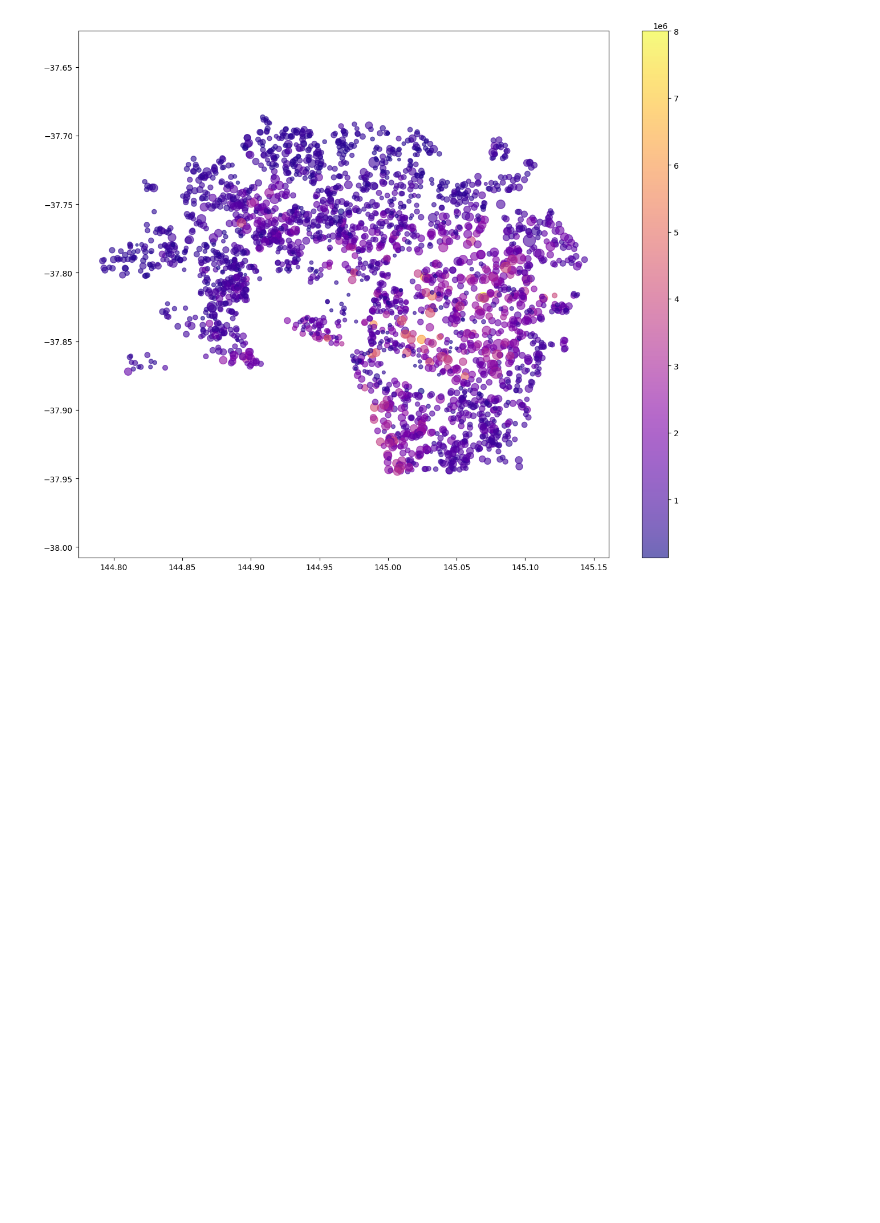
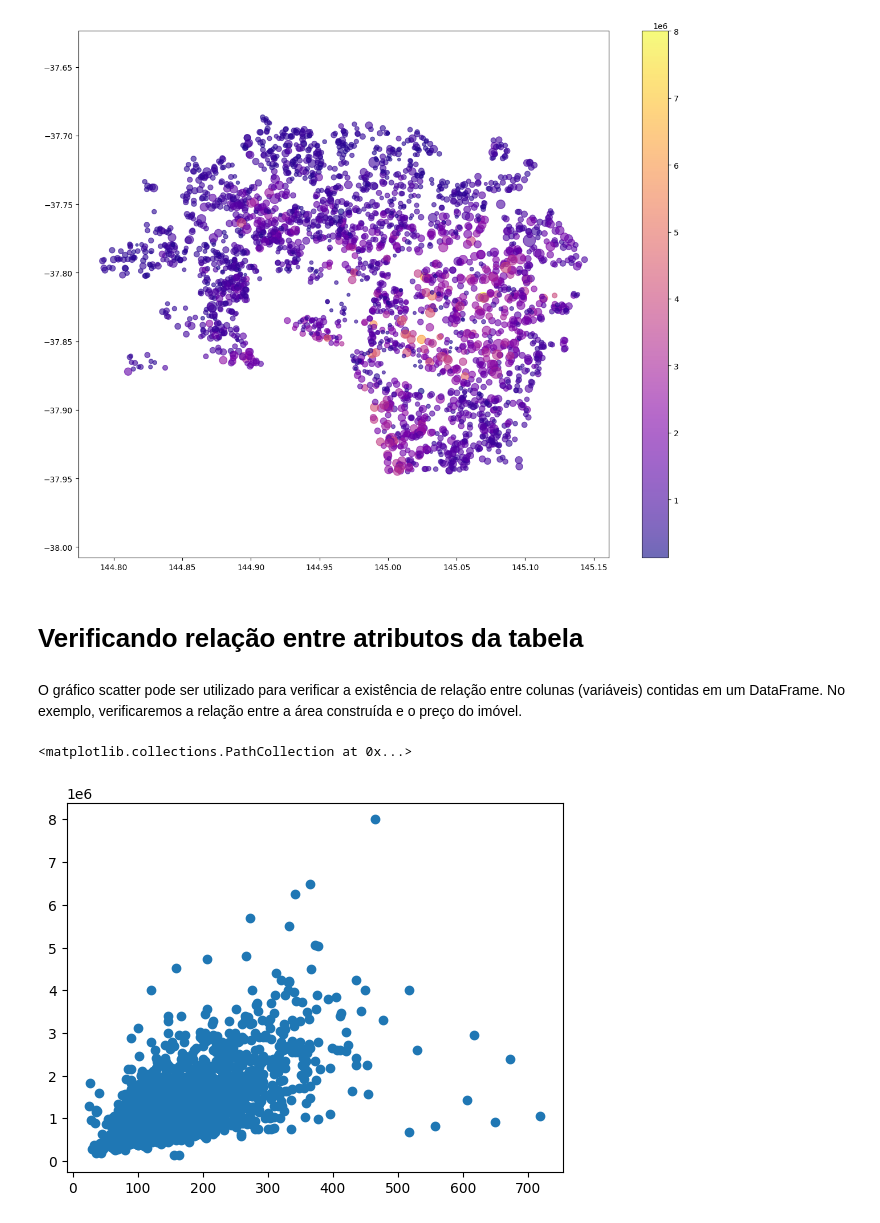
Before and after one commit to cvs2010/Data-Science-Projects, a Jupyter notebook: 00_pandas_tutorial.ipynb, the cells around one changed output. Drawn from its saved outputs; the diff is of its cells as text; code cells hidden in the pictures; blank space fills up the shorter version.

```diff
--- a/00_pandas_tutorial.ipynb
+++ b/00_pandas_tutorial.ipynb
@@ -703,3 +703,14 @@ plt.colorbar()
 # %% [output]
 <matplotlib.colorbar.Colorbar at 0x...>
 [figure]
+# %% [markdown]
+# Verificando relação entre atributos da tabela
+# %% [markdown]
+O gráfico scatter pode ser utilizado para verificar a existência de relação entre colunas (variáveis) contidas em um DataFrame. No exemplo, verificaremos a relação entre a área construída e o preço do imóvel.
+# %%
+#Duas formas de plotagem de gra´fico de dispersão (Scatter Plot)
+# housing.plot.scatter(x='area_construida', y='preco')
+plt.scatter(x=housing.area_construida, y=housing.preco)
+# %% [output]
+<matplotlib.collections.PathCollection at 0x...>
+[figure, added]
```
Also changed, not shown: parts of 41 cells of this notebook.
